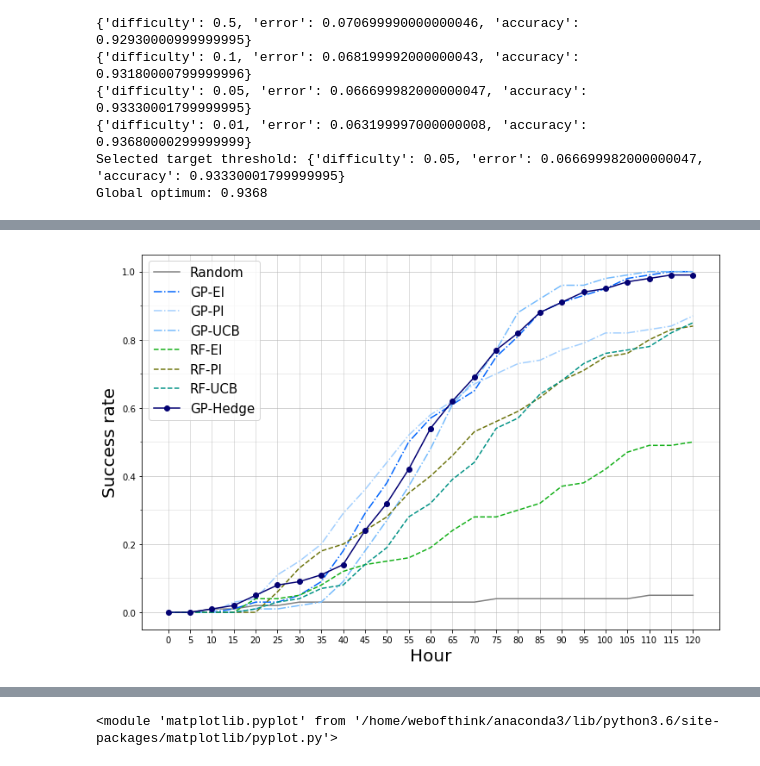
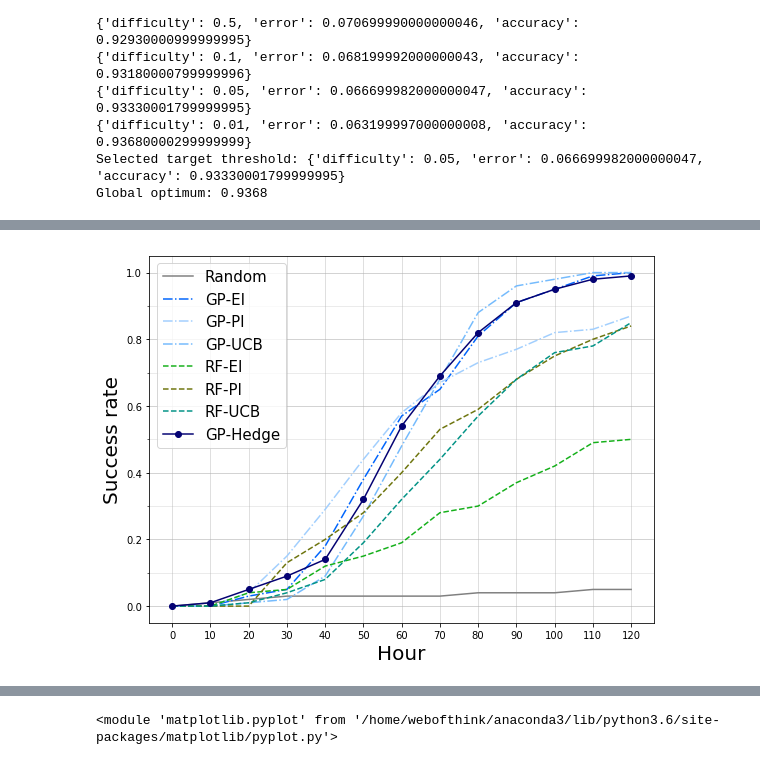
Before and after one commit to yongjinkim49/ecml, a Jupyter notebook: results/[ICML19] CIFAR10-ResNet performance evaluation.ipynb, the cells around one changed output, grey strips where cells are left out. Saved outputs shown, nothing was run; the diff lists cells and outputs as text; code cells hidden in the pictures.

```diff
--- a/results/[ICML19] CIFAR10-ResNet performance evaluation.ipynb
+++ b/results/[ICML19] CIFAR10-ResNet performance evaluation.ipynb
@@ -62,6 +62,8 @@ results['S-Div (hybrid)'] = load_json(s_path + 'DIV-SEQ-hybrid' + postfix + '.js
 results['R-Div (hybrid)'] = load_json(s_path + 'DIV-RANDOM-hybrid' + postfix + '.json')
 results['GP-Hedge'] = load_json(s_path + 'DIV-BO-HEDGE-hedge3' + postfix + '.json')
 # %%
-draw_success_rate_fig(results, s['accuracy'], 24*5 +1, step_size=5,
-                                              x_unit='Hour',  indi=rand+basic_bo,  ada=['GP-Hedge'], width=12, height=8 )
+draw_success_rate_fig(results, s['accuracy'], 24*5 +1, step_size=10,
+                                              x_unit='Hour',  indi=rand+basic_bo,  ada=['GP-Hedge'],
+                     width=8, height=6, save_name='fig-cifar10-resnet-s1.png', target_folder='./figs/',
+                     )
 # %% [output]
@@ -69 +70 @@ draw_success_rate_fig(results, s['accuracy'], 24*5 +1, step_size=5,
-[figure, old version]
+[figure, new version]
```
Also changed, not shown: parts of 8 cells of this notebook, 11 other files.
